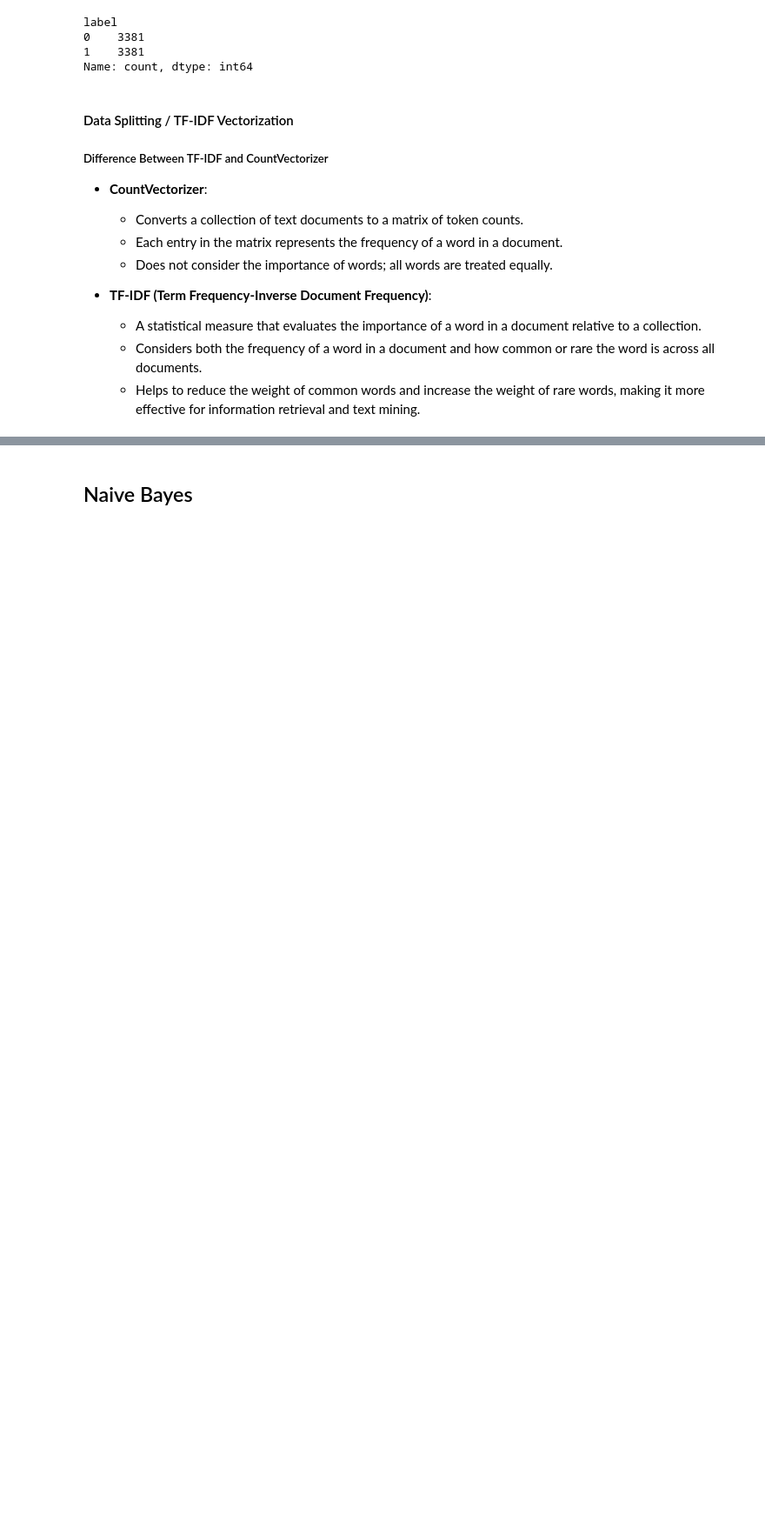
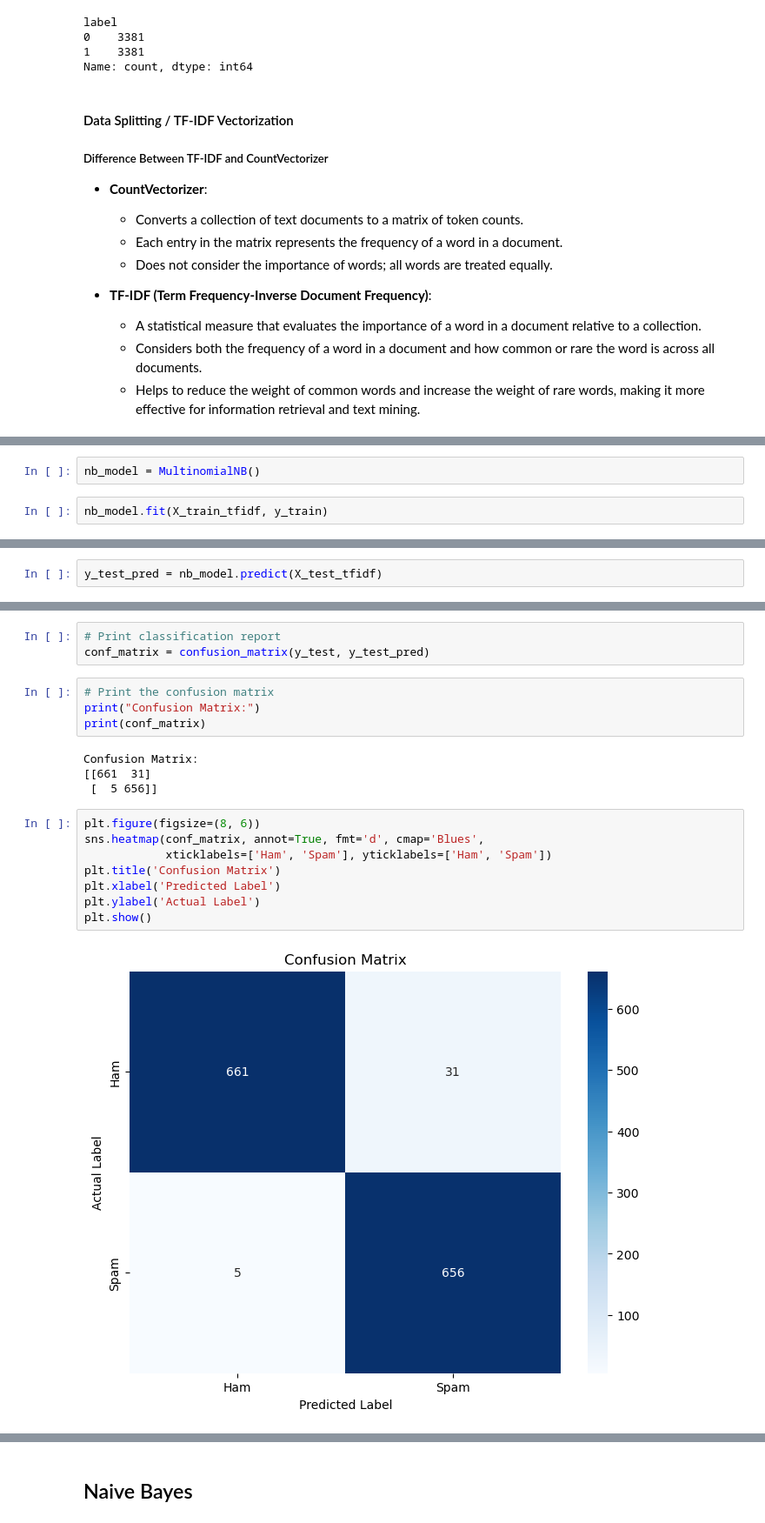
Before and after one commit to kabsmeiou/ml-groupings, a Jupyter notebook: naive_bayes/notebook.ipynb, the cells around one changed output, grey strips where cells are left out. Shown at 87% size. Cells and saved outputs as stored; diff of their text form; blank space fills up the shorter version.

Commit message:
add: confusion matrix explanation

```diff
--- a/naive_bayes/notebook.ipynb
+++ b/naive_bayes/notebook.ipynb
@@ -256,0 +238,4 @@ print(x)
+# %%
+nb_model = MultinomialNB()
+# %%
+nb_model.fit(X_train_tfidf, y_train)
@@ -256,0 +244,2 @@ print(x)
+# %%
+y_test_pred = nb_model.predict(X_test_tfidf)
@@ -256,0 +264,21 @@ print(x)
+# %%
+# Print classification report
+conf_matrix = confusion_matrix(y_test, y_test_pred)
+# %%
+# Print the confusion matrix
+print("Confusion Matrix:")
+print(conf_matrix)
+# %% [output]
+Confusion Matrix:
+[[661  31]
+ [  5 656]]
+# %%
+plt.figure(figsize=(8, 6))
+sns.heatmap(conf_matrix, annot=True, fmt='d', cmap='Blues',
+            xticklabels=['Ham', 'Spam'], yticklabels=['Ham', 'Spam'])
+plt.title('Confusion Matrix')
+plt.xlabel('Predicted Label')
+plt.ylabel('Actual Label')
+plt.show()
+# %% [output]
+[figure, added]
```
Also changed, not shown: parts of 14 cells of this notebook.
